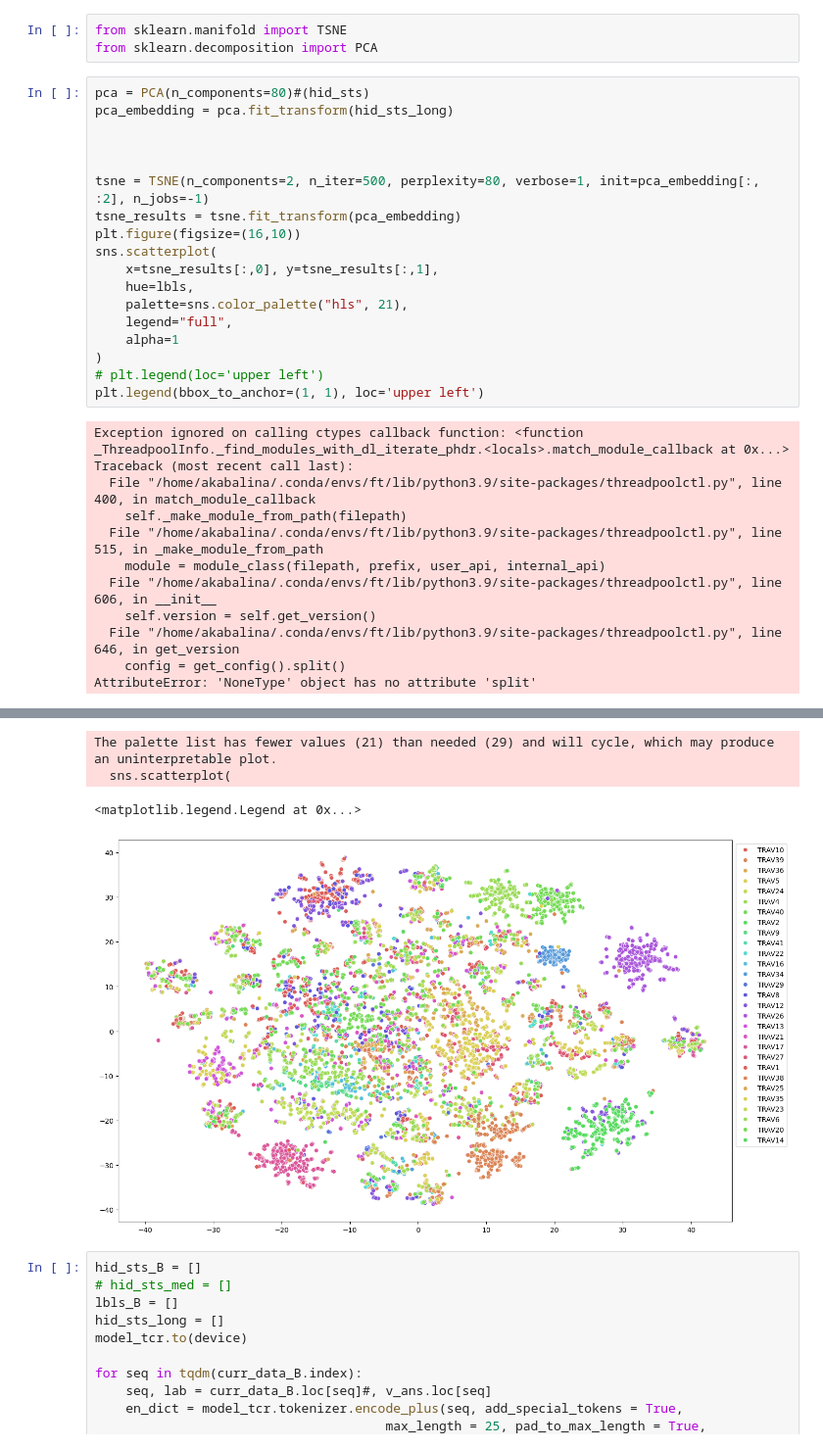
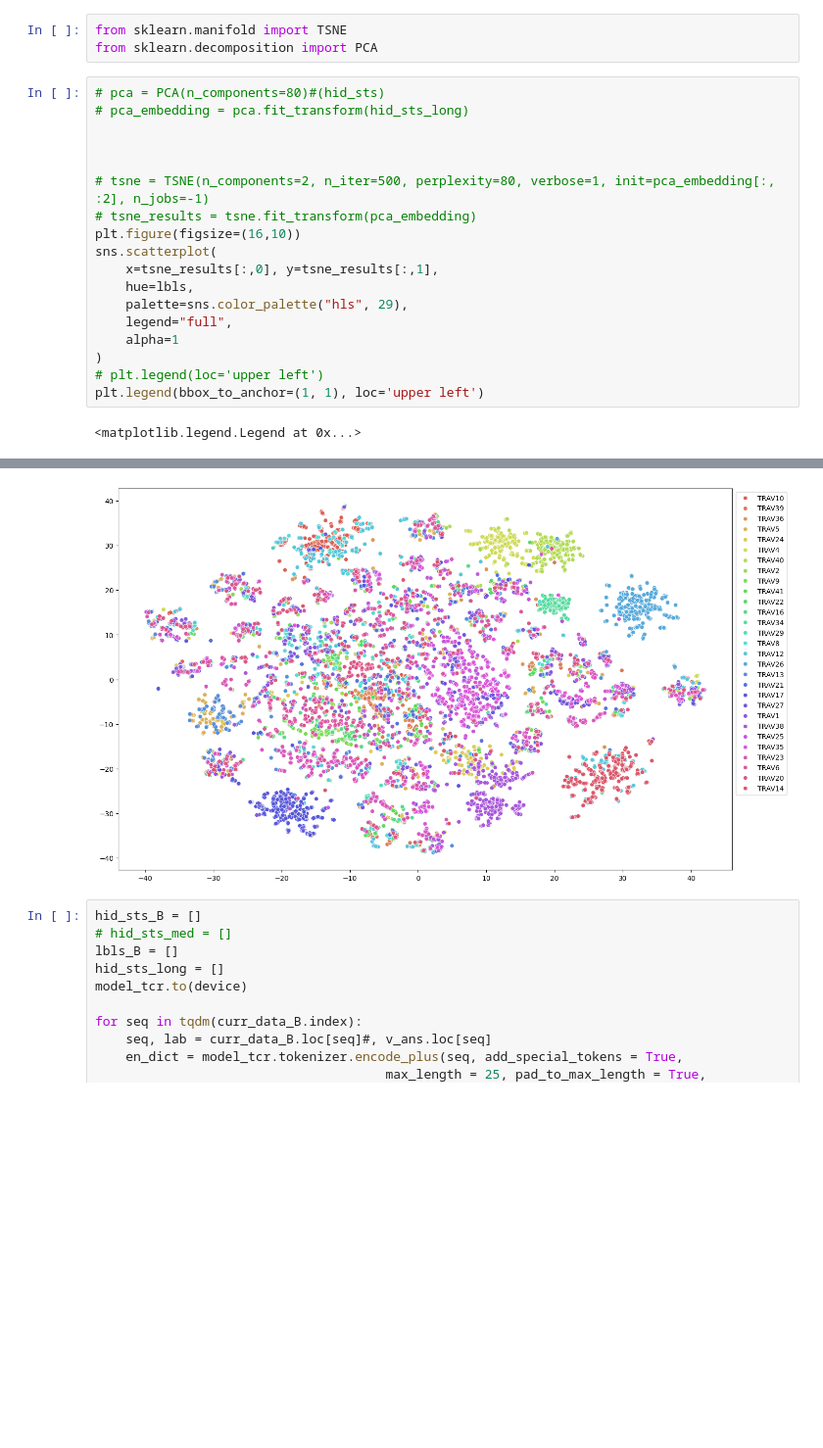
Before and after one commit to ailiskab-hub/nlp_tcr_predictor, a Jupyter notebook: Visualisation.ipynb, the cells around one changed output, grey strips where cells are left out. Shown at 98% size. Cells and saved outputs as stored; diff of their text form; blank space fills up the shorter version.

Commit message:
Update visualisation

```diff
--- a/Visualisation.ipynb
+++ b/Visualisation.ipynb
@@ -182,32 +185,22 @@ umap.plot.points(reduced_AV, labels=np.array(lbls), theme='green', width=1100)
 from sklearn.manifold import TSNE
 from sklearn.decomposition import PCA
 # %%
-pca = PCA(n_components=80)#(hid_sts)
-pca_embedding = pca.fit_transform(hid_sts_long)
+# pca = PCA(n_components=80)#(hid_sts)
+# pca_embedding = pca.fit_transform(hid_sts_long)
 
 
 
-tsne = TSNE(n_components=2, n_iter=500, perplexity=80, verbose=1, init=pca_embedding[:, :2], n_jobs=-1)
-tsne_results = tsne.fit_transform(pca_embedding)
+# tsne = TSNE(n_components=2, n_iter=500, perplexity=80, verbose=1, init=pca_embedding[:, :2], n_jobs=-1)
+# tsne_results = tsne.fit_transform(pca_embedding)
 plt.figure(figsize=(16,10))
 sns.scatterplot(
     x=tsne_results[:,0], y=tsne_results[:,1],
     hue=lbls,
-    palette=sns.color_palette("hls", 21),
+    palette=sns.color_palette("hls", 29),
     legend="full",
     alpha=1
 )
 # plt.legend(loc='upper left')
 plt.legend(bbox_to_anchor=(1, 1), loc='upper left')
 # %% [output]
-Exception ignored on calling ctypes callback function: <function _ThreadpoolInfo._find_modules_with_dl_iterate_phdr.<locals>.match_module_callback at 0x...>
-Traceback (most recent call last):
-  File "/home/akabalina/.conda/envs/ft/lib/python3.9/site-packages/threadpoolctl.py", line 400, in match_module_callback
-    self._make_module_from_path(filepath)
-  File "/home/akabalina/.conda/envs/ft/lib/python3.9/site-packages/threadpoolctl.py", line 515, in _make_module_from_path
-    module = module_class(filepath, prefix, user_api, internal_api)
-  File "/home/akabalina/.conda/envs/ft/lib/python3.9/site-packages/threadpoolctl.py", line 606, in __init__
-    self.version = self.get_version()
-  File "/home/akabalina/.conda/envs/ft/lib/python3.9/site-packages/threadpoolctl.py", line 646, in get_version
-    config = get_config().split()
-AttributeError: 'NoneType' object has no attribute 'split'
+<matplotlib.legend.Legend at 0x...>
@@ -232,7 +207,4 @@ AttributeError: 'NoneType' object has no attribute 'split'
-The palette list has fewer values (21) than needed (29) and will cycle, which may produce an uninterpretable plot.
-  sns.scatterplot(
-<matplotlib.legend.Legend at 0x...>
-[figure, old version]
+[figure, new version]
 # %%
 hid_sts_B = []
 # hid_sts_med = []
```
Also changed, not shown: parts of 4 cells of this notebook.
